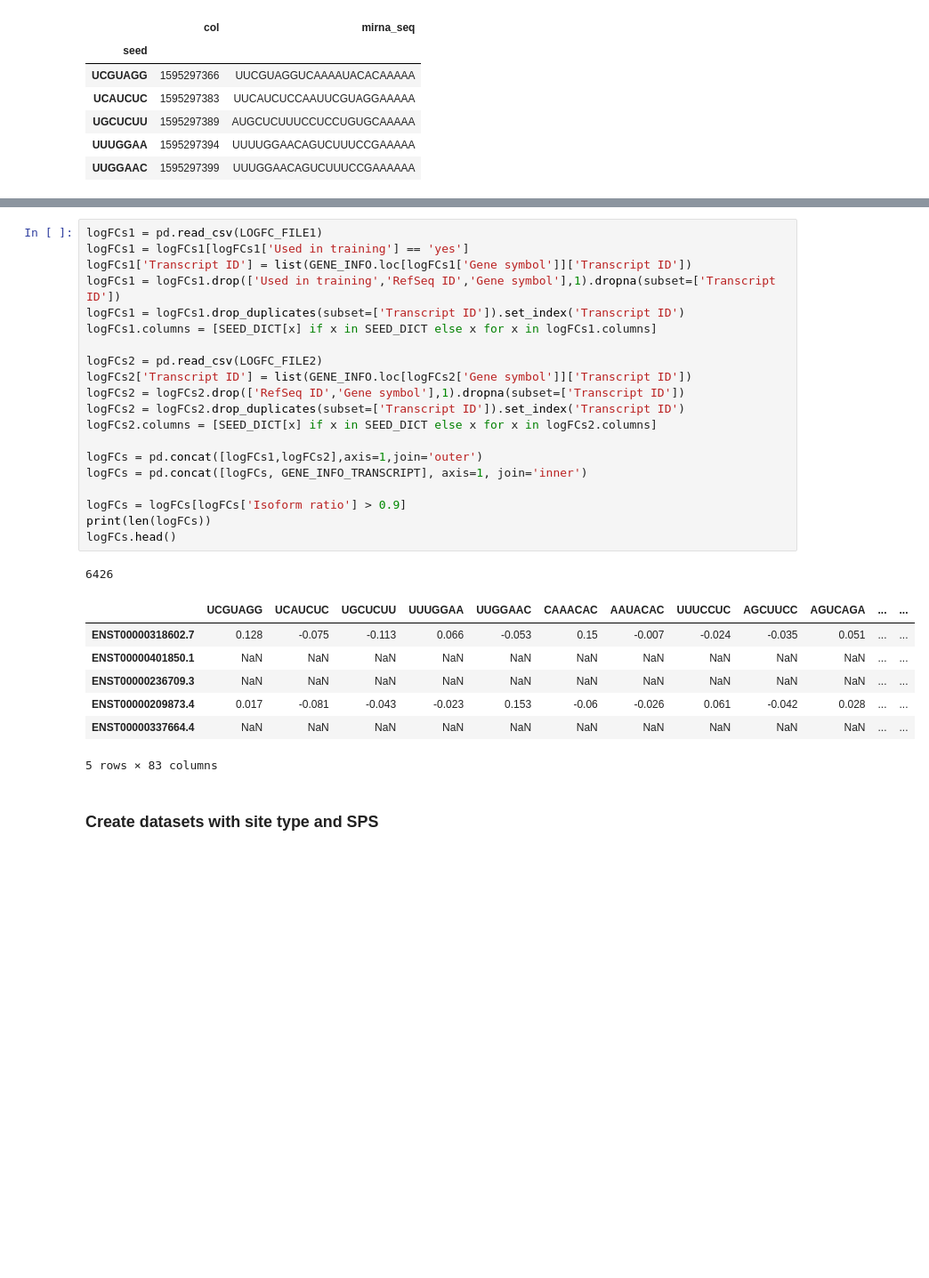
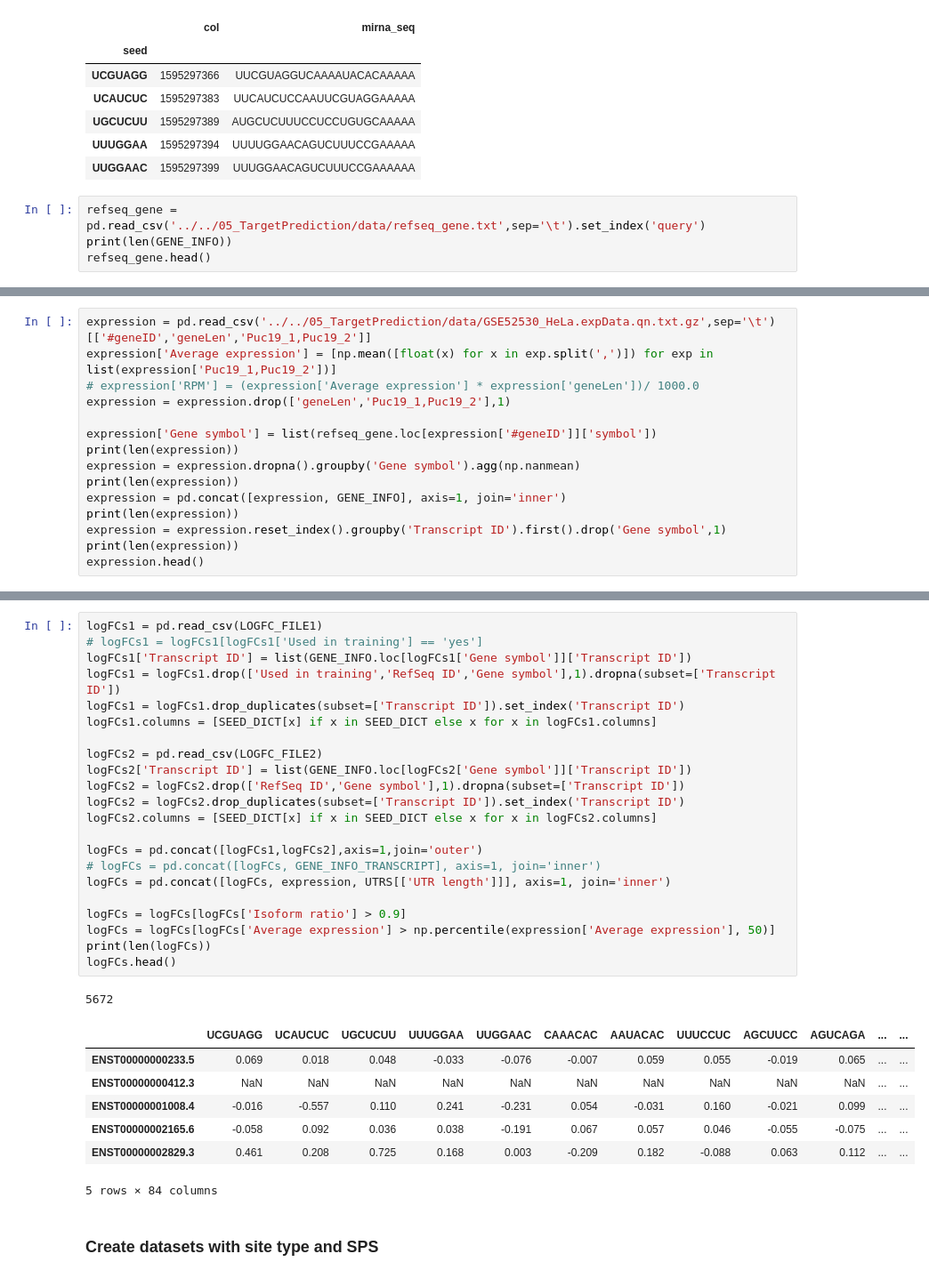
Before and after one commit to kslin/miRNA_models, a Jupyter notebook: Analysis.ipynb, the cells around one changed output, grey strips where cells are left out. Shown at 89% size. Cells and saved outputs as stored; diff of their text form; blank space fills up the shorter version.

```diff
--- a/Analysis.ipynb
+++ b/Analysis.ipynb
@@ -630,3 +630,7 @@ SEQ_INFO.head()
 | UGCUCUU | 1595297389 | AUGCUCUUUCCUCCUGUGCAAAAA |
 | UUUGGAA | 1595297394 | UUUUGGAACAGUCUUUCCGAAAAA |
 | UUGGAAC | 1595297399 | UUUGGAACAGUCUUUCCGAAAAAA |
+# %%
+refseq_gene = pd.read_csv('../../05_TargetPrediction/data/refseq_gene.txt',sep='\t').set_index('query')
+print(len(GENE_INFO))
+refseq_gene.head()
@@ -632,0 +656,15 @@ SEQ_INFO.head()
+# %%
+expression = pd.read_csv('../../05_TargetPrediction/data/GSE52530_HeLa.expData.qn.txt.gz',sep='\t')[['#geneID','geneLen','Puc19_1,Puc19_2']]
+expression['Average expression'] = [np.mean([float(x) for x in exp.split(',')]) for exp in list(expression['Puc19_1,Puc19_2'])]
+# expression['RPM'] = (expression['Average expression'] * expression['geneLen'])/ 1000.0
+expression = expression.drop(['geneLen','Puc19_1,Puc19_2'],1)
+
+expression['Gene symbol'] = list(refseq_gene.loc[expression['#geneID']]['symbol'])
+print(len(expression))
+expression = expression.dropna().groupby('Gene symbol').agg(np.nanmean)
+print(len(expression))
+expression = pd.concat([expression, GENE_INFO], axis=1, join='inner')
+print(len(expression))
+expression = expression.reset_index().groupby('Transcript ID').first().drop('Gene symbol',1)
+print(len(expression))
+expression.head()
@@ -646,33 +701,35 @@ UTRS.head()
 | ENST00000001146.2 | CCCAAGACCCACCCGCCUCAGCCCAGCCCAGGC... | 3001 |
 # %%
 logFCs1 = pd.read_csv(LOGFC_FILE1)
-logFCs1 = logFCs1[logFCs1['Used in training'] == 'yes']
+# logFCs1 = logFCs1[logFCs1['Used in training'] == 'yes']
 logFCs1['Transcript ID'] = list(GENE_INFO.loc[logFCs1['Gene symbol']]['Transcript ID'])
 logFCs1 = logFCs1.drop(['Used in training','RefSeq ID','Gene symbol'],1).dropna(subset=['Transcript ID'])
 logFCs1 = logFCs1.drop_duplicates(subset=['Transcript ID']).set_index('Transcript ID')
 logFCs1.columns = [SEED_DICT[x] if x in SEED_DICT else x for x in logFCs1.columns]
 
 logFCs2 = pd.read_csv(LOGFC_FILE2)
 logFCs2['Transcript ID'] = list(GENE_INFO.loc[logFCs2['Gene symbol']]['Transcript ID'])
 logFCs2 = logFCs2.drop(['RefSeq ID','Gene symbol'],1).dropna(subset=['Transcript ID'])
 logFCs2 = logFCs2.drop_duplicates(subset=['Transcript ID']).set_index('Transcript ID')
 logFCs2.columns = [SEED_DICT[x] if x in SEED_DICT else x for x in logFCs2.columns]
 
 logFCs = pd.concat([logFCs1,logFCs2],axis=1,join='outer')
-logFCs = pd.concat([logFCs, GENE_INFO_TRANSCRIPT], axis=1, join='inner')
+# logFCs = pd.concat([logFCs, GENE_INFO_TRANSCRIPT], axis=1, join='inner')
+logFCs = pd.concat([logFCs, expression, UTRS[['UTR length']]], axis=1, join='inner')
 
 logFCs = logFCs[logFCs['Isoform ratio'] > 0.9]
+logFCs = logFCs[logFCs['Average expression'] > np.percentile(expression['Average expression'], 50)]
 print(len(logFCs))
 logFCs.head()
 # %% [output]
-6426
+5672
 |  | UCGUAGG | UCAUCUC | UGCUCUU | UUUGGAA | UUGGAAC | CAAACAC | AAUACAC | UUUCCUC | AGCUUCC | AGUCAGA | ... | ... |
-| ENST00000318602.7 | 0.128 | -0.075 | -0.113 | 0.066 | -0.053 | 0.15 | -0.007 | -0.024 | -0.035 | 0.051 | ... | ... |
-| ENST00000401850.1 | NaN | NaN | NaN | NaN | NaN | NaN | NaN | NaN | NaN | NaN | ... | ... |
-| ENST00000236709.3 | NaN | NaN | NaN | NaN | NaN | NaN | NaN | NaN | NaN | NaN | ... | ... |
-| ENST00000209873.4 | 0.017 | -0.081 | -0.043 | -0.023 | 0.153 | -0.06 | -0.026 | 0.061 | -0.042 | 0.028 | ... | ... |
-| ENST00000337664.4 | NaN | NaN | NaN | NaN | NaN | NaN | NaN | NaN | NaN | NaN | ... | ... |
+| ENST00000000233.5 | 0.069 | 0.018 | 0.048 | -0.033 | -0.076 | -0.007 | 0.059 | 0.055 | -0.019 | 0.065 | ... | ... |
+| ENST00000000412.3 | NaN | NaN | NaN | NaN | NaN | NaN | NaN | NaN | NaN | NaN | ... | ... |
+| ENST00000001008.4 | -0.016 | -0.557 | 0.110 | 0.241 | -0.231 | 0.054 | -0.031 | 0.160 | -0.021 | 0.099 | ... | ... |
+| ENST00000002165.6 | -0.058 | 0.092 | 0.036 | 0.038 | -0.191 | 0.067 | 0.057 | 0.046 | -0.055 | -0.075 | ... | ... |
+| ENST00000002829.3 | 0.461 | 0.208 | 0.725 | 0.168 | 0.003 | -0.209 | 0.182 | -0.088 | 0.063 | 0.112 | ... | ... |
-5 rows × 83 columns
+5 rows × 84 columns
 # %% [markdown]
 ### Create datasets with site type and SPS
 # %%
```
Also changed, not shown: parts of 7 cells of this notebook, 2 other files.
